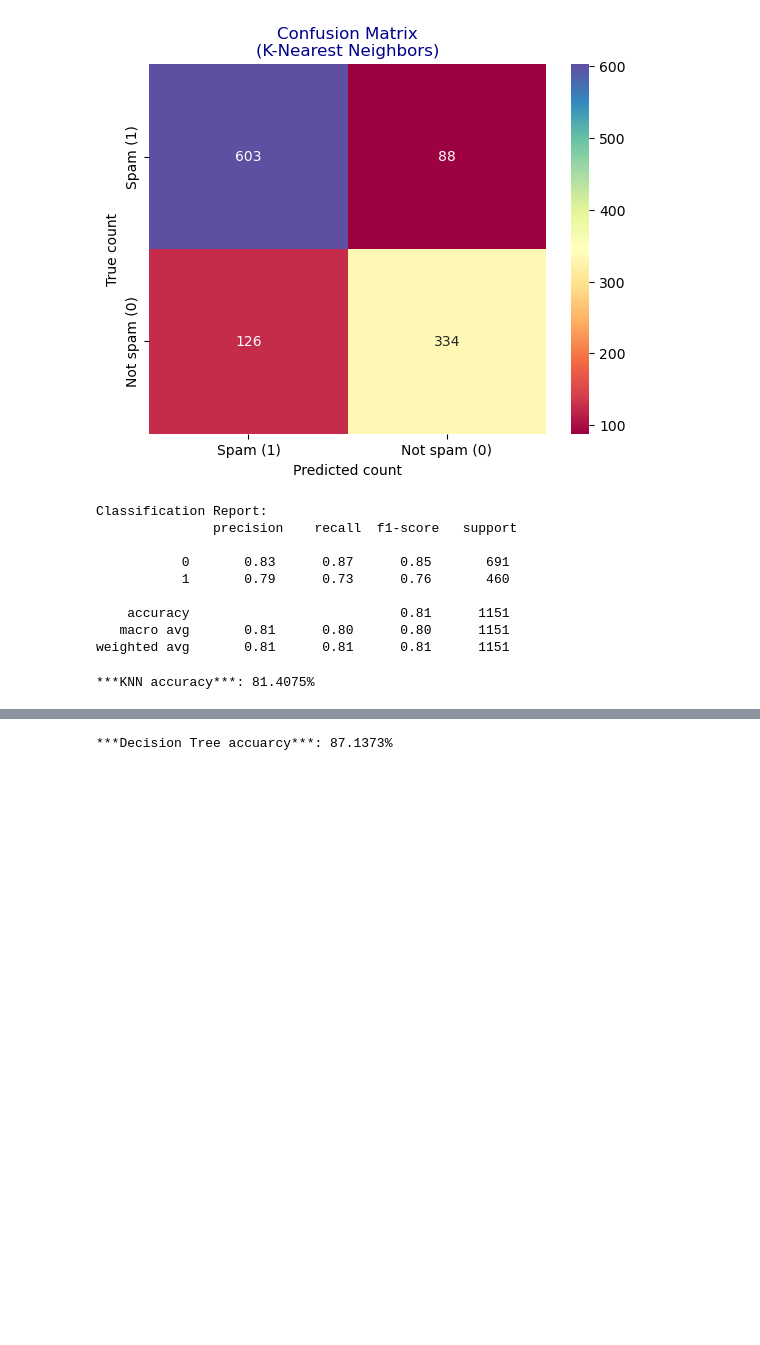
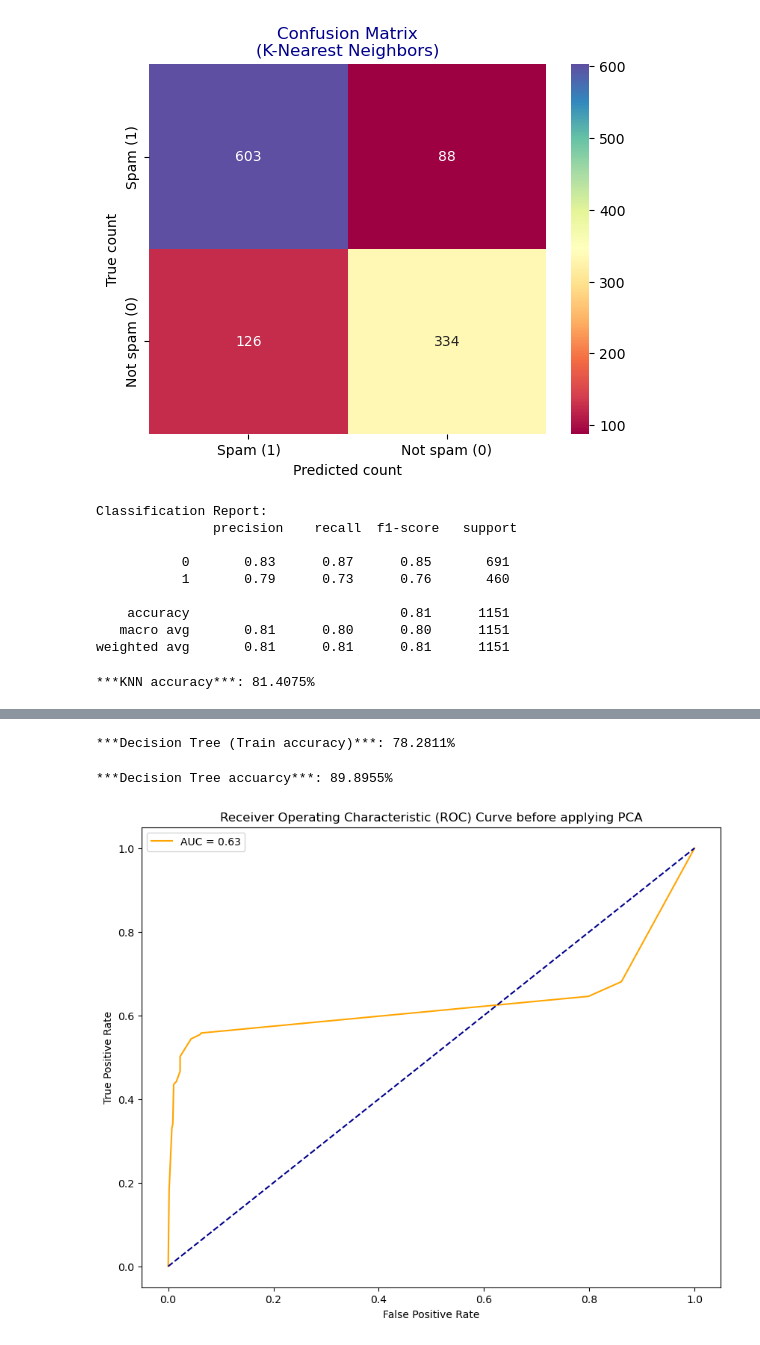
Before and after one commit to Sandushke/Machine-Learning-CW, a Jupyter notebook: Machine Learning CW/Spam email classification.ipynb, the cells around one changed output, grey strips where cells are left out. Drawn from its saved outputs; the diff is of its cells as text; code cells hidden in the pictures; blank space fills up the shorter version.

```diff
--- a/Machine Learning CW/Spam email classification.ipynb
+++ b/Machine Learning CW/Spam email classification.ipynb
@@ -481,8 +502,31 @@ Best accuracy score:  0.9099585062240664
+# %%
+predTrain = DT.score(XTrain, yTrain)
+print("***Decision Tree (Train accuracy)***: {:.4%}".format(predTrain))
+# %% [output]
+***Decision Tree (Train accuracy)***: 78.2811%
 # %%
 # Getting the final acuaracy result of DT with PCA
-gridSearch.fit(XTrain, yTrain)
 dt = gridSearch
 accuracy =  dt.score(XTest, yTest)
 print("***Decision Tree accuarcy***: {:.4%}".format(accuracy))
 # %% [output]
-***Decision Tree accuarcy***: 87.1373%
+***Decision Tree accuarcy***: 89.8955%
+# %%
+DTProb = DT.predict_proba(XTest)[:, 1]
+fpr_dt, tpr_dt, thresholds_dt = roc_curve(yTest, DTProb)
+# %%
+aucScoreDT = auc(fpr_dt, tpr_dt)
+# print(aucScoreDT)
+# %%
+def plt_roc_curve(fpr_dt, tpr_dt):
+    plt.figure(figsize=(10,8))
+    plt.plot(fpr_dt, tpr_dt, color='orange', label='AUC = %0.2f' % aucScoreDT)
+    plt.plot([0, 1], [0, 1], color='darkblue', linestyle='--')
+    plt.xlabel('False Positive Rate')
+    plt.ylabel('True Positive Rate')
+    plt.title('Receiver Operating Characteristic (ROC) Curve before applying PCA')
+    plt.legend()
+    plt.show()
+plt_roc_curve(fpr_dt, tpr_dt)
+# %% [output]
+[figure, added]
```
Also changed, not shown: parts of 21 cells of this notebook, 2 other files.
